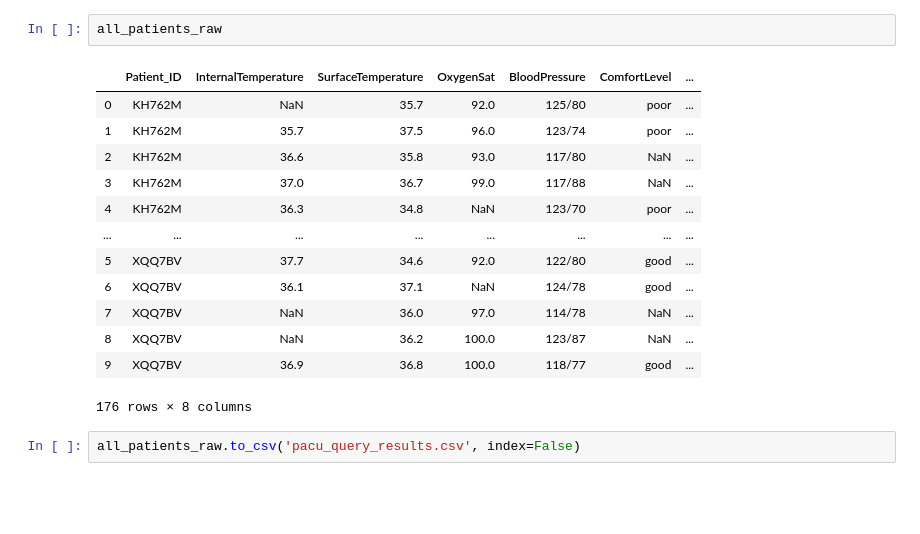
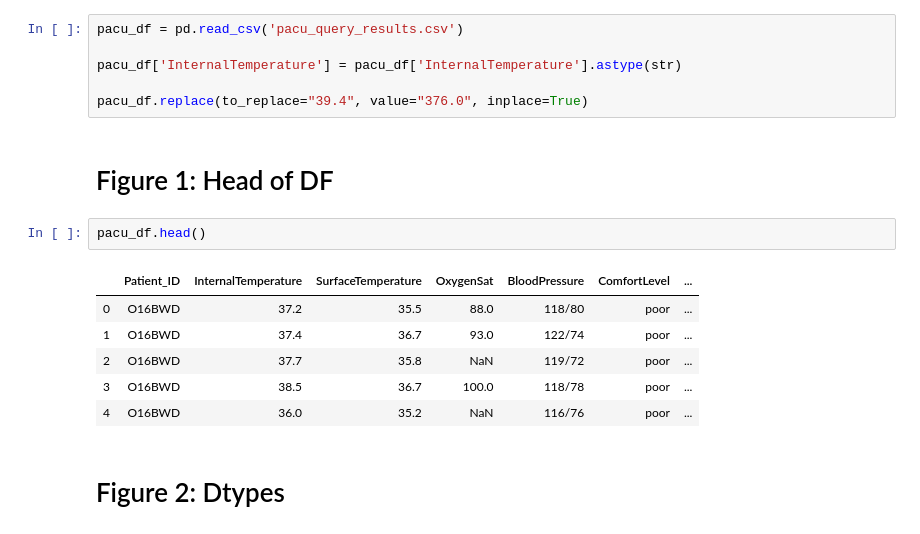
Before and after one commit to pmccaffrey6/introduction-to-healthcare-informatics, a Jupyter notebook: Chapter_14/Chapter_14_FIgures.ipynb, the cells around one changed output. Drawn from its saved outputs; the diff is of its cells as text; blank space fills up the shorter version.

```diff
--- a/Chapter_14/Chapter_14_FIgures.ipynb
+++ b/Chapter_14/Chapter_14_FIgures.ipynb
@@ -37,18 +11,19 @@ for col in ['InternalTemperature','OxygenSat','ComfortLevel ']:
-# %%
-all_patients_raw
-# %% [output]
-|  | Patient_ID | InternalTemperature | SurfaceTemperature | OxygenSat | BloodPressure | ComfortLevel | ... |
-| 0 | KH762M | NaN | 35.7 | 92.0 | 125/80 | poor | ... |
-| 1 | KH762M | 35.7 | 37.5 | 96.0 | 123/74 | poor | ... |
-| 2 | KH762M | 36.6 | 35.8 | 93.0 | 117/80 | NaN | ... |
-| 3 | KH762M | 37.0 | 36.7 | 99.0 | 117/88 | NaN | ... |
-| 4 | KH762M | 36.3 | 34.8 | NaN | 123/70 | poor | ... |
-| ... | ... | ... | ... | ... | ... | ... | ... |
-| 5 | XQQ7BV | 37.7 | 34.6 | 92.0 | 122/80 | good | ... |
-| 6 | XQQ7BV | 36.1 | 37.1 | NaN | 124/78 | good | ... |
-| 7 | XQQ7BV | NaN | 36.0 | 97.0 | 114/78 | NaN | ... |
-| 8 | XQQ7BV | NaN | 36.2 | 100.0 | 123/87 | NaN | ... |
-| 9 | XQQ7BV | 36.9 | 36.8 | 100.0 | 118/77 | good | ... |
-176 rows × 8 columns
-# %%
-all_patients_raw.to_csv('pacu_query_results.csv', index=False)
+# %%
+pacu_df = pd.read_csv('pacu_query_results.csv')
+
+pacu_df['InternalTemperature'] = pacu_df['InternalTemperature'].astype(str)
+
+pacu_df.replace(to_replace="39.4", value="376.0", inplace=True)
+# %% [markdown]
+# Figure 1: Head of DF
+# %%
+pacu_df.head()
+# %% [output]
+|  | Patient_ID | InternalTemperature | SurfaceTemperature | OxygenSat | BloodPressure | ComfortLevel | ... |
+| 0 | O16BWD | 37.2 | 35.5 | 88.0 | 118/80 | poor | ... |
+| 1 | O16BWD | 37.4 | 36.7 | 93.0 | 122/74 | poor | ... |
+| 2 | O16BWD | 37.7 | 35.8 | NaN | 119/72 | poor | ... |
+| 3 | O16BWD | 38.5 | 36.7 | 100.0 | 118/78 | poor | ... |
+| 4 | O16BWD | 36.0 | 35.2 | NaN | 116/76 | poor | ... |
+# %% [markdown]
+# Figure 2: Dtypes
```
Also changed, not shown: parts of 28 cells of this notebook, 3 other files.
